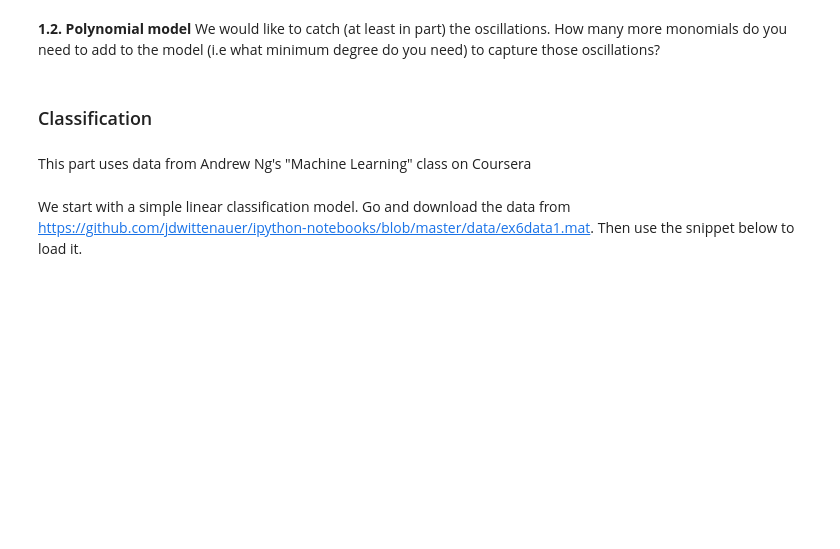
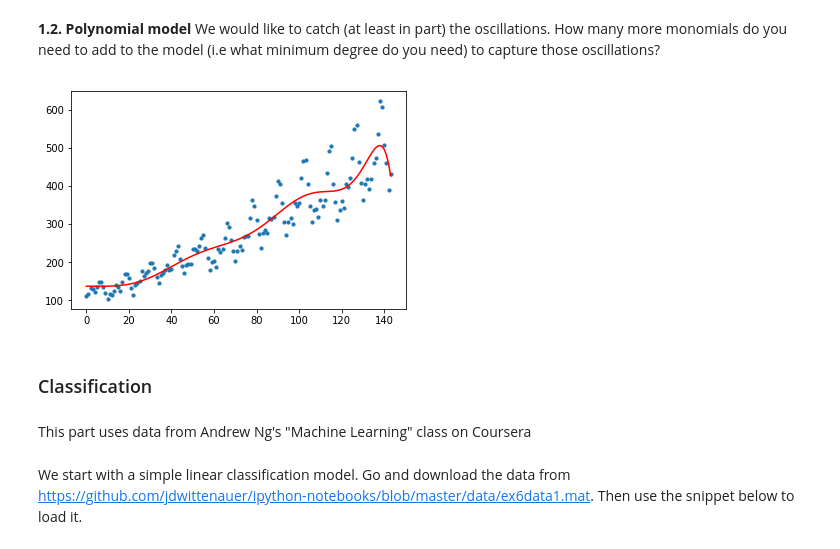
Before and after one commit to WaleedHashmi/Intro-to-Machine-Learning, a Jupyter notebook: Revisions/Revisions.ipynb, the cells around one changed output. Drawn from its saved outputs; the diff is of its cells as text; code cells hidden in the pictures; blank space fills up the shorter version.

```diff
--- a/Revisions/Revisions.ipynb
+++ b/Revisions/Revisions.ipynb
@@ -192,3 +207,16 @@ We would like to catch (at least in part) the oscillations. How many more monomi
+# %%
+from sklearn.preprocessing import PolynomialFeatures
+from sklearn.linear_model import LinearRegression
+
+poly_reg = PolynomialFeatures(degree = 10)
+X_poly = poly_reg.fit_transform(X)
+model = reg.fit(X_poly,y)
+line = model.predict (X_poly)
+plt.scatter (X,y, s=10)
+plt.plot (X,line,color = 'red')
+plt.show()
+# %% [output]
+[figure, added]
 # %% [markdown]
 ### Classification
 # %% [markdown]
```
Also changed, not shown: parts of 9 cells of this notebook.
